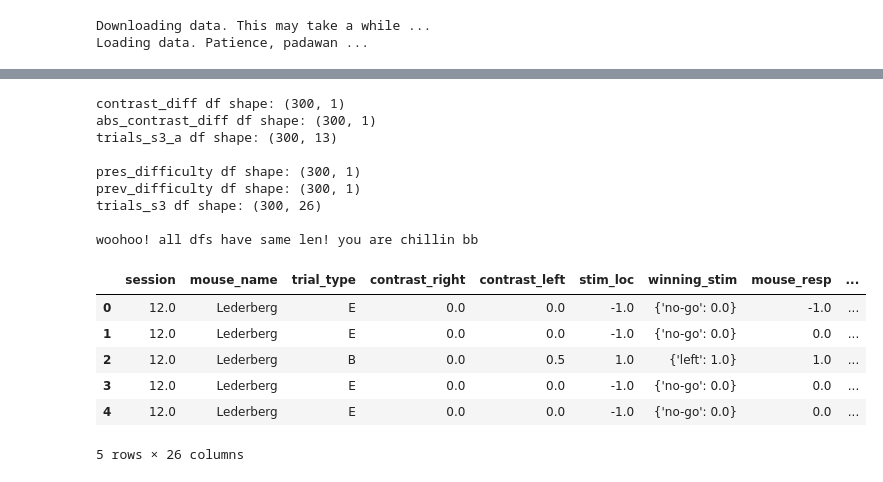
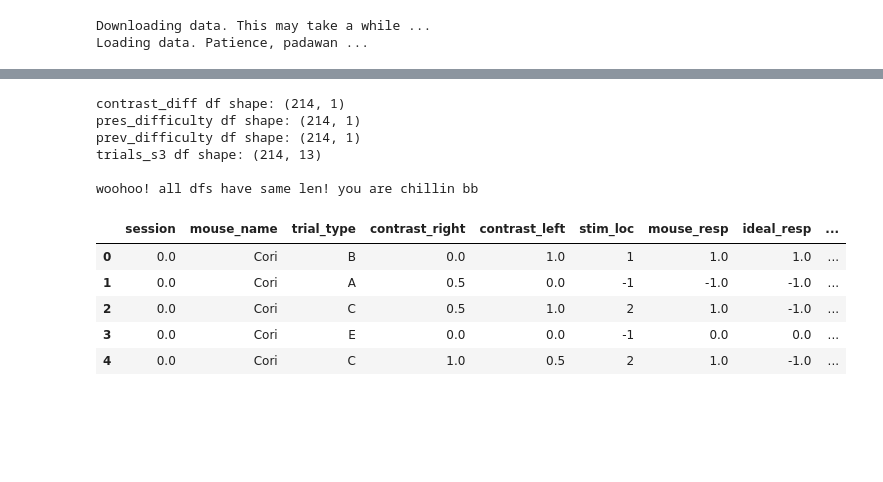
Before and after one commit to jordanlei/neuromatch-project, a Jupyter notebook: preprocessing_pipeline_ambersversion_done.ipynb, the cells around one changed output, grey strips where cells are left out. Cells and saved outputs as stored; diff of their text form; code cells hidden in the pictures; blank space fills up the shorter version.

```diff
--- a/preprocessing_pipeline_ambersversion_done.ipynb
+++ b/preprocessing_pipeline_ambersversion_done.ipynb
@@ -65,7 +65,7 @@ Mouse name: Theiler
 # %%
 # Extract just one session
 
-session = 12
+session = 0
 
 dat = alldat[session]
 print('keys in dat:', dat.keys())
@@ -283,7 +259,7 @@ ideal_resp = trials_s1.apply(lambda row: trial_ideal_func(row), axis=1)
 ideal_resp = pd.DataFrame(ideal_resp)
 ideal_resp = ideal_resp.rename(columns={0: 'ideal_resp'})
 print('ideal_resp df shape:', ideal_resp.shape)
-trials_s2_a= pd.concat([trials_s1, m_resp_df, ideal_resp], axis = 1)
+trials_s2_a= pd.concat([m_resp_df, ideal_resp], axis = 1)
 
 # Apply trial_acc_func to determine if mouse was correct in present trial
 pres_acc = trials_s2_a.apply(lambda row: trial_acc_func(row), axis=1)
@@ -307,12 +283,12 @@ prev_acc = prev_acc.rename(columns={0: 'prev_acc'})
 print('prev_acc df shape:', prev_acc.shape)
 
 # Combine all new dfs into one (s2 = Step 2)
-trials_s2= pd.concat([trials_s2_a, prev_acc, pres_acc], axis = 1)
+trials_s2 = pd.concat([trials_s1, trials_s2_a, prev_acc, pres_acc], axis = 1)
 print('trials_s2 df shape:', trials_s2.shape)
 print('')
 
 # Make sure all dfs have the same length
-if len(m_resp_df) == len(trials_s2_a) ==  len(prev_acc) == len(pres_acc) == len(trials_s2):
+if len(m_resp_df) == len(ideal_resp) ==  len(pres_acc) == len(trials_s2_b) == len(prev_acc) == len(trials_s2):
     print('woohoo! all dfs have same len! you are chillin bb')
 print('')
 
@@ -342,29 +318,11 @@ def trial_contrast_diff (row):
     contrast_diff = row['contrast_left'] - row['contrast_right']
     return contrast_diff
 
-# Define trial_contrast_abs_diff, a function to assess the absolute value of contrast difference between left and right stimulus on a given trial (even when just one appears)
-def trial_contrast_abs_diff (row):
-    abs_contrast_diff = np.abs(row['contrast_left'] - row['contrast_right'])
-    return abs_contrast_diff
-
 # Apply trial_contrast_diff to determine contrast difference on every trial (contrast_diff)
 contrast_diff = trials_s2.apply(lambda row: trial_contrast_diff(row), axis=1)
 contrast_diff = pd.DataFrame(contrast_diff)
 contrast_diff = contrast_diff.rename(columns={0: 'contrast_diff'})
 print('contrast_diff df shape:', contrast_diff.shape)
-
-# Apply trial_contrast_abs_diff to determine absolute contrast difference on every trial (abs_contrast_diff)
-abs_contrast_diff = trials_s2.apply(lambda row: trial_contrast_abs_diff(row), axis=1)
-abs_contrast_diff = pd.DataFrame(abs_contrast_diff)
-abs_contrast_diff = abs_contrast_diff.rename(columns={0: 'abs_contrast_diff'})
-print('abs_contrast_diff df shape:', abs_contrast_diff.shape)
-
-
-# Combine dataframes up to this point into one for further assessment
-trials_s3_a = pd.concat([trials_s2, contrast_diff, abs_contrast_diff], axis = 1)
-print('trials_s3_a df shape:', trials_s3_a.shape)
-print('')
-
 
 # Define trial_difficulty, a function to determine the difficulty for the present/current trial (1 - abs(left - right contrast))
 def trial_difficulty(row):
@@ -372,57 +330,51 @@ def trial_difficulty(row):
     return difficulty
 
 # Apply trial_difficulty to append a column holding present/current trial difficulty (pres_difficulty)
-pres_difficulty = trials_s3_a.apply(lambda row: trial_difficulty(row), axis=1)
+pres_difficulty = trials_s2.apply(lambda row: trial_difficulty(row), axis=1)
 pres_difficulty = pd.DataFrame(pres_difficulty)
 pres_difficulty = pres_difficulty.rename(columns={0: 'pres_difficulty'})
 print('pres_difficulty df shape:', pres_difficulty.shape)
 
-
 # Combine dataframes up to this point again for further assessment
-trials_s3_b = pd.concat([trials_s3_a, pres_difficulty], axis = 1)
-
+trials_s3_a = pd.concat([contrast_diff, pres_difficulty], axis = 1)
 
 # Determine the difficulty from previous trial for every row (prev_difficulty)
 
 # Create an empty array to fill in with previous difficulty scores for every row (trial)
 empty = np.empty([len(dat['response']), 1])
 empty[0] = 'NaN' #ignore first index because there is no previous trial to this index
 
 for i in range(len(empty)-1):
-    empty[i+1] = trials_s3_b['pres_difficulty'][i]
+    empty[i+1] = trials_s3_a['pres_difficulty'][i]
 
 prev_difficulty = pd.DataFrame(empty)
 prev_difficulty = prev_difficulty.rename(columns={0: 'prev_difficulty'})
 print('prev_difficulty df shape:', prev_difficulty.shape)
 
 # Combine all dfs into one for a final Step 3 (s3) DataFrame
-trials_s3 = pd.concat([trials_s2, trials_s3_b, prev_difficulty], axis = 1)
+trials_s3 = pd.concat([trials_s2, trials_s3_a, prev_difficulty], axis = 1)
 print('trials_s3 df shape:', trials_s3.shape)
 print('')
 
 # Make sure all dfs have the same length
-if len(contrast_diff) == len(abs_contrast_diff) ==  len(trials_s3_b) == len(prev_difficulty) == len(trials_s3):
+if len(contrast_diff) ==  len(trials_s3_a) == len(prev_difficulty) == len(trials_s3):
     print('woohoo! all dfs have same len! you are chillin bb')
 print('')
 
 trials_s3.head()
 # %% [output]
-contrast_diff df shape: (300, 1)
-abs_contrast_diff df shape: (300, 1)
-trials_s3_a df shape: (300, 13)
-
-pres_difficulty df shape: (300, 1)
-prev_difficulty df shape: (300, 1)
-trials_s3 df shape: (300, 26)
+contrast_diff df shape: (214, 1)
+pres_difficulty df shape: (214, 1)
+prev_difficulty df shape: (214, 1)
+trials_s3 df shape: (214, 13)
 
 woohoo! all dfs have same len! you are chillin bb
-|  | session | mouse_name | trial_type | contrast_right | contrast_left | stim_loc | winning_stim | mouse_resp | ... |
-| 0 | 12.0 | Lederberg | E | 0.0 | 0.0 | -1.0 | {'no-go': 0.0} | -1.0 | ... |
-| 1 | 12.0 | Lederberg | E | 0.0 | 0.0 | -1.0 | {'no-go': 0.0} | 0.0 | ... |
-| 2 | 12.0 | Lederberg | B | 0.0 | 0.5 | 1.0 | {'left': 1.0} | 1.0 | ... |
-| 3 | 12.0 | Lederberg | E | 0.0 | 0.0 | -1.0 | {'no-go': 0.0} | 0.0 | ... |
-| 4 | 12.0 | Lederberg | E | 0.0 | 0.0 | -1.0 | {'no-go': 0.0} | 0.0 | ... |
+|  | session | mouse_name | trial_type | contrast_right | contrast_left | stim_loc | mouse_resp | ideal_resp | ... |
+| 0 | 0.0 | Cori | B | 0.0 | 1.0 | 1 | 1.0 | 1.0 | ... |
+| 1 | 0.0 | Cori | A | 0.5 | 0.0 | -1 | -1.0 | -1.0 | ... |
+| 2 | 0.0 | Cori | C | 0.5 | 1.0 | 2 | 1.0 | -1.0 | ... |
+| 3 | 0.0 | Cori | E | 0.0 | 0.0 | -1 | 0.0 | 0.0 | ... |
+| 4 | 0.0 | Cori | C | 1.0 | 0.5 | 2 | 1.0 | -1.0 | ... |
-5 rows × 26 columns
 # %%
 # Step 4: Crucial time points
 # Time points (go_onset, resp_time)
```
Also changed, not shown: parts of 12 cells of this notebook, 2 other files.
